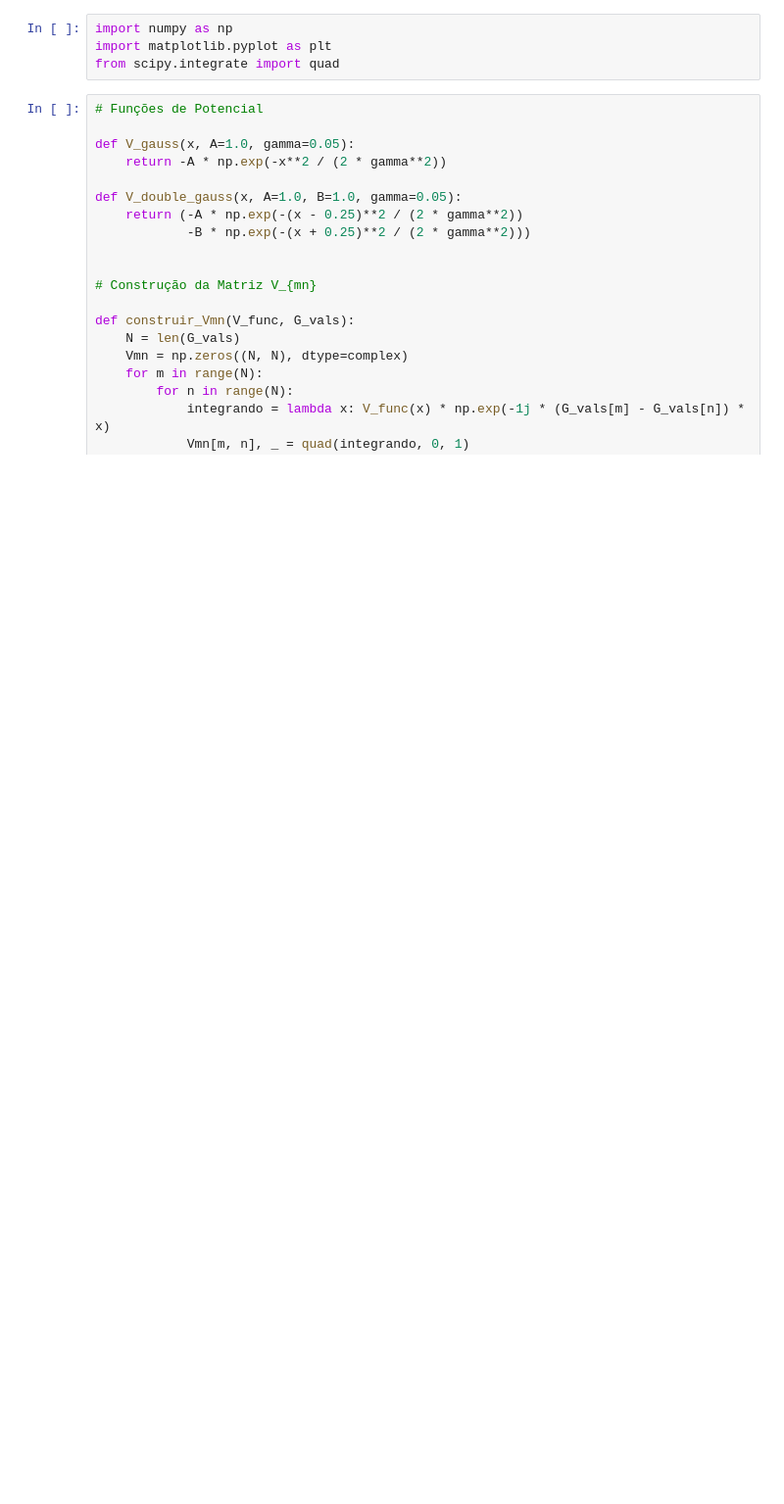
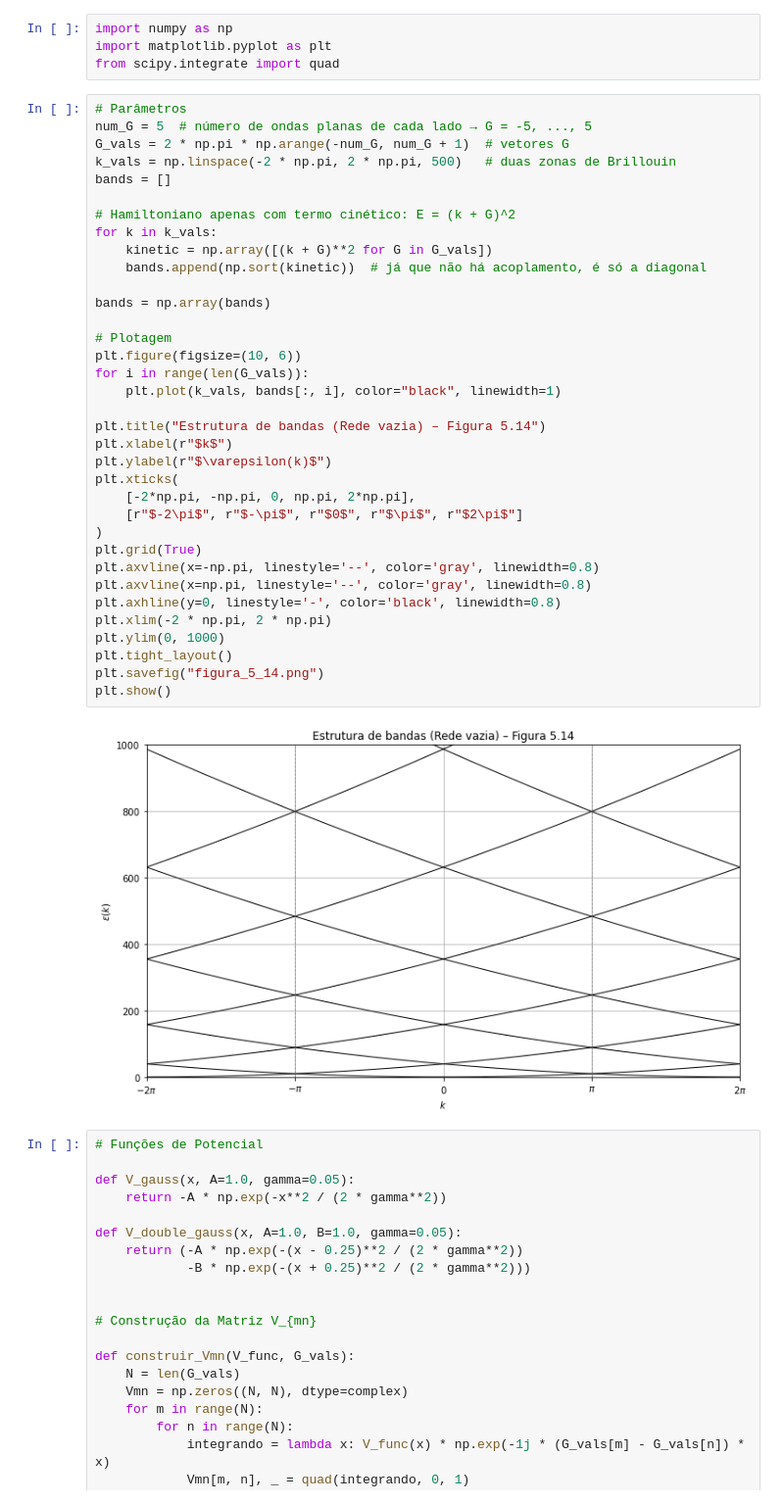
Before and after one commit to giovannicriso/Estrutura-de-Bandas, a Jupyter notebook: Atv6.ipynb, the cells around one changed output. Shown: that part at 98% size. Drawn from its saved outputs; the diff is of its cells as text; blank space fills up the shorter version.

```diff
--- a/Atv6.ipynb
+++ b/Atv6.ipynb
@@ -2,6 +2,43 @@
 import numpy as np
 import matplotlib.pyplot as plt
 from scipy.integrate import quad
+# %%
+# Parâmetros
+num_G = 5  # número de ondas planas de cada lado → G = -5, ..., 5
+G_vals = 2 * np.pi * np.arange(-num_G, num_G + 1)  # vetores G
+k_vals = np.linspace(-2 * np.pi, 2 * np.pi, 500)   # duas zonas de Brillouin
+bands = []
+
+# Hamiltoniano apenas com termo cinético: E = (k + G)^2
+for k in k_vals:
+    kinetic = np.array([(k + G)**2 for G in G_vals])
+    bands.append(np.sort(kinetic))  # já que não há acoplamento, é só a diagonal
+
+bands = np.array(bands)
+
+# Plotagem
+plt.figure(figsize=(10, 6))
+for i in range(len(G_vals)):
+    plt.plot(k_vals, bands[:, i], color="black", linewidth=1)
+
+plt.title("Estrutura de bandas (Rede vazia) – Figura 5.14")
+plt.xlabel(r"$k$")
+plt.ylabel(r"$\varepsilon(k)$")
+plt.xticks(
+    [-2*np.pi, -np.pi, 0, np.pi, 2*np.pi],
+    [r"$-2\pi$", r"$-\pi$", r"$0$", r"$\pi$", r"$2\pi$"]
+)
+plt.grid(True)
+plt.axvline(x=-np.pi, linestyle='--', color='gray', linewidth=0.8)
+plt.axvline(x=np.pi, linestyle='--', color='gray', linewidth=0.8)
+plt.axhline(y=0, linestyle='-', color='black', linewidth=0.8)
+plt.xlim(-2 * np.pi, 2 * np.pi)
+plt.ylim(0, 1000)
+plt.tight_layout()
+plt.savefig("figura_5_14.png")
+plt.show()
+# %% [output]
+[figure, added]
 # %%
 # Funções de Potencial
 
```
